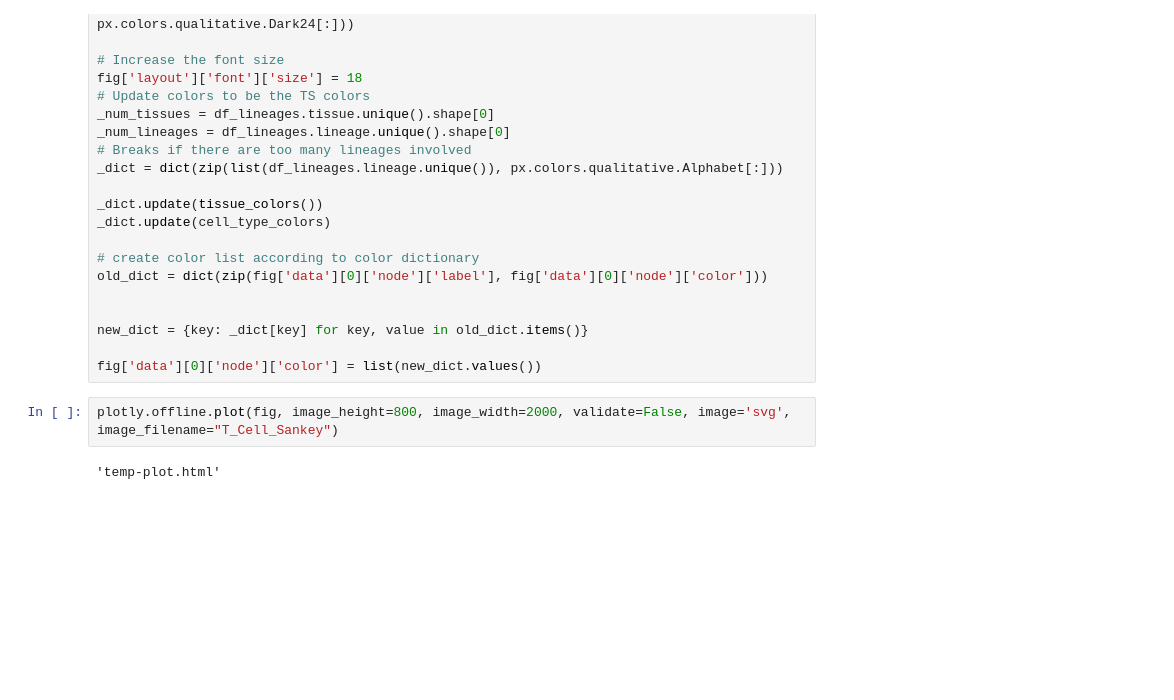
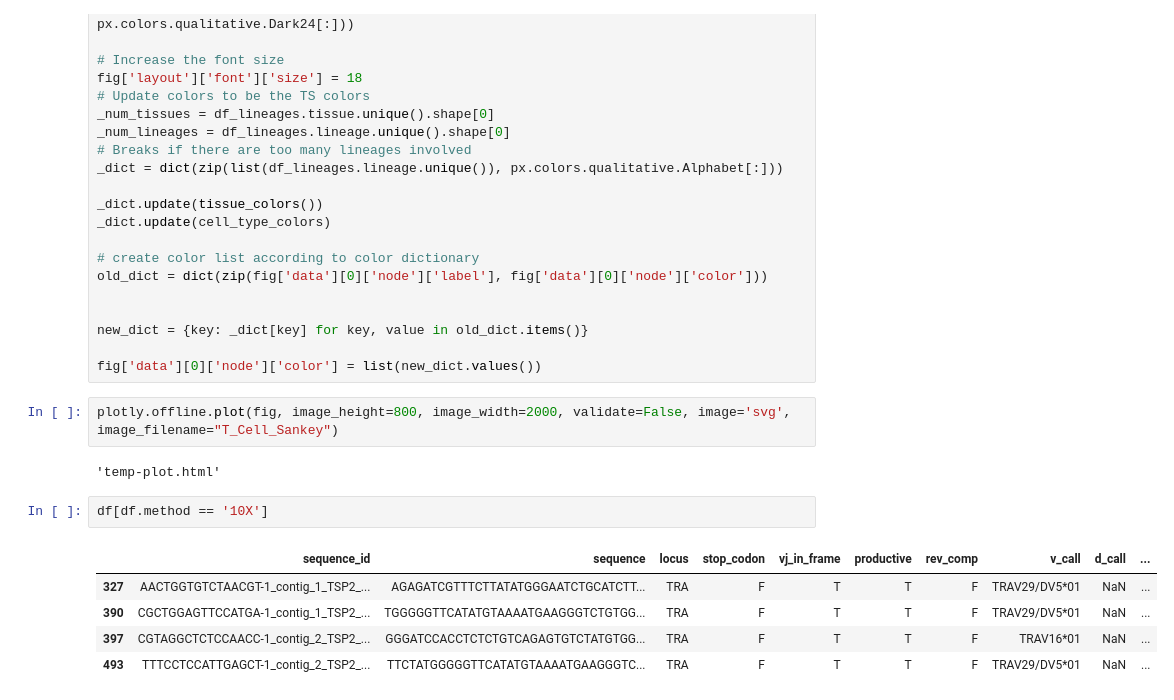
Before and after one commit to michael-swift/tsp-immune-analysis, a Jupyter notebook: notebooks/clonality/Clonality_Data_TCRs.ipynb, the cells around one changed output. Drawn from its saved outputs; the diff is of its cells as text; blank space fills up the shorter version.

```diff
--- a/notebooks/clonality/Clonality_Data_TCRs.ipynb
+++ b/notebooks/clonality/Clonality_Data_TCRs.ipynb
@@ -583,3 +594,11 @@ fig['data'][0]['node']['color'] = list(new_dict.values())
 plotly.offline.plot(fig, image_height=800, image_width=2000, validate=False, image='svg', image_filename="T_Cell_Sankey")
 # %% [output]
 'temp-plot.html'
+# %%
+df[df.method == '10X']
+# %% [output]
+|  | sequence_id | sequence | locus | stop_codon | vj_in_frame | productive | rev_comp | v_call | d_call | ... |
+| 327 | AACTGGTGTCTAACGT-1_contig_1_TSP2_... | AGAGATCGTTTCTTATATGGGAATCTGCATCTT... | TRA | F | T | T | F | TRAV29/DV5*01 | NaN | ... |
+| 390 | CGCTGGAGTTCCATGA-1_contig_1_TSP2_... | TGGGGGTTCATATGTAAAATGAAGGGTCTGTGG... | TRA | F | T | T | F | TRAV29/DV5*01 | NaN | ... |
+| 397 | CGTAGGCTCTCCAACC-1_contig_2_TSP2_... | GGGATCCACCTCTCTGTCAGAGTGTCTATGTGG... | TRA | F | T | T | F | TRAV16*01 | NaN | ... |
+| 493 | TTTCCTCCATTGAGCT-1_contig_2_TSP2_... | TTCTATGGGGGTTCATATGTAAAATGAAGGGTC... | TRA | F | T | T | F | TRAV29/DV5*01 | NaN | ... |
```
Also changed, not shown: parts of 7 cells of this notebook, 7 other files.
